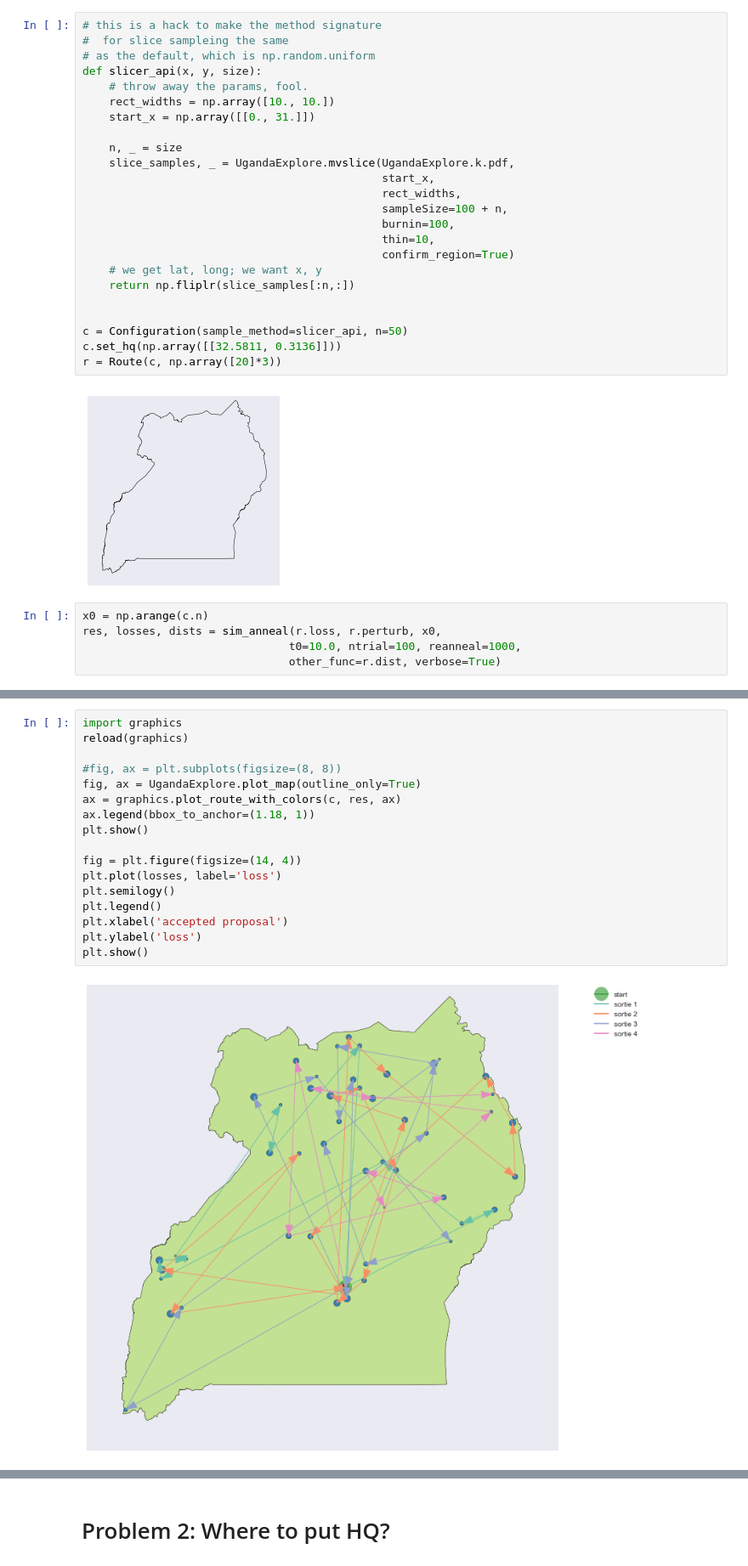
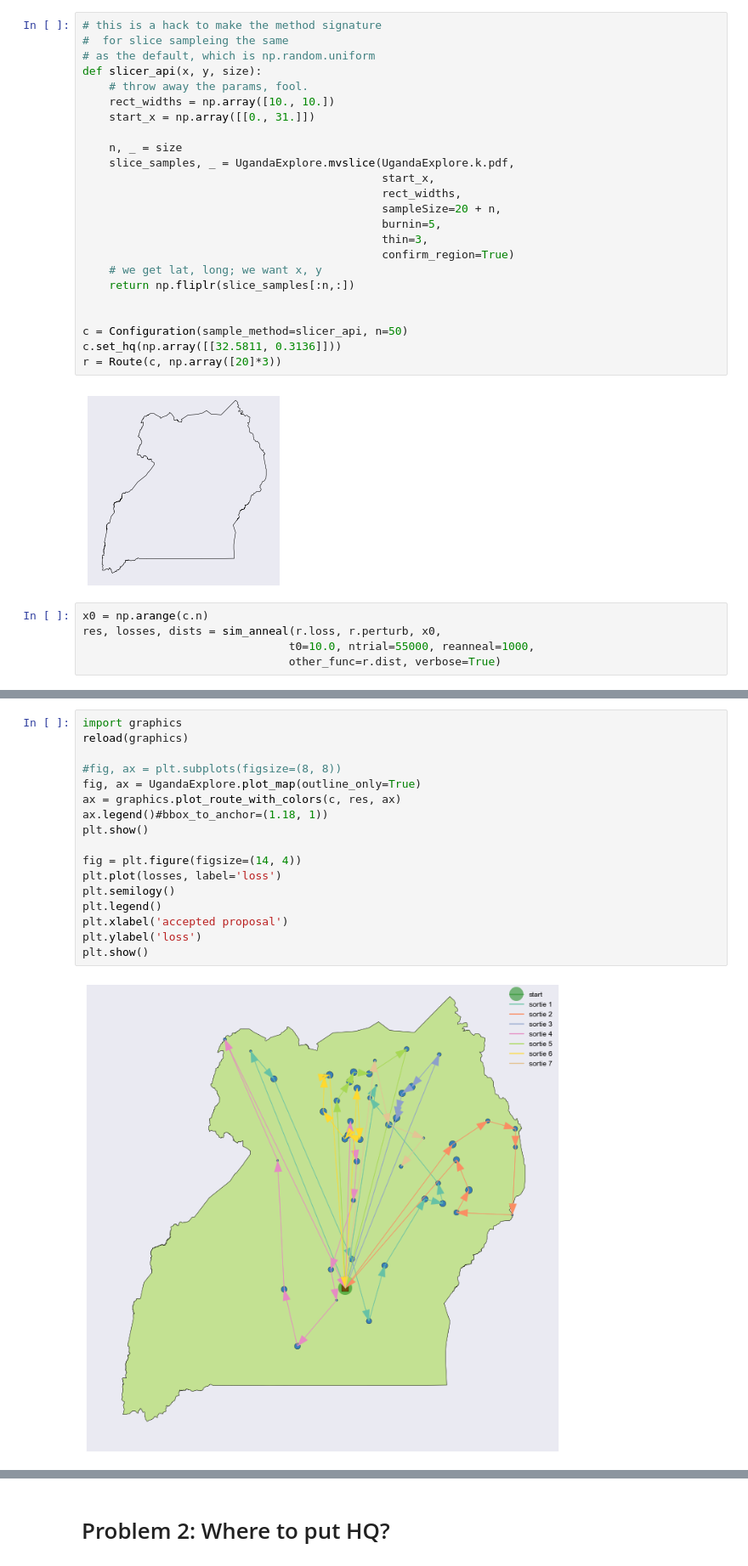
Before and after one commit to pjbull/civil_conflict, a Jupyter notebook: Optimization.ipynb, the cells around one changed output, grey strips where cells are left out. Shown at 85% size. Drawn from its saved outputs; the diff is of its cells as text.

Commit message:
Add two graphics to poster

```diff
--- a/Optimization.ipynb
+++ b/Optimization.ipynb
@@ -60,9 +79,9 @@ def slicer_api(x, y, size):
     slice_samples, _ = UgandaExplore.mvslice(UgandaExplore.k.pdf,
                                              start_x,
                                              rect_widths,
-                                             sampleSize=100 + n,
-                                             burnin=100,
-                                             thin=10,
+                                             sampleSize=20 + n,
+                                             burnin=5,
+                                             thin=3,
                                              confirm_region=True)
     # we get lat, long; we want x, y
     return np.fliplr(slice_samples[:n,:])
@@ -76,6 +95,6 @@ r = Route(c, np.array([20]*3))
 # %%
 x0 = np.arange(c.n)
 res, losses, dists = sim_anneal(r.loss, r.perturb, x0,
-                               t0=10.0, ntrial=100, reanneal=1000,
+                               t0=10.0, ntrial=55000, reanneal=1000,
                                other_func=r.dist, verbose=True)
 # %% [output]
@@ -83,19 +118,19 @@ reannealing; i[0] exp(dE/t)[0.00295667413749] eprev[199515.626987], enew[199573.
 # %%
 import graphics
 reload(graphics)
 
 #fig, ax = plt.subplots(figsize=(8, 8))
 fig, ax = UgandaExplore.plot_map(outline_only=True)
 ax = graphics.plot_route_with_colors(c, res, ax)
-ax.legend(bbox_to_anchor=(1.18, 1))
+ax.legend()#bbox_to_anchor=(1.18, 1))
 plt.show()
 
 fig = plt.figure(figsize=(14, 4))
 plt.plot(losses, label='loss')
 plt.semilogy()
 plt.legend()
 plt.xlabel('accepted proposal')
 plt.ylabel('loss')
 plt.show()
 # %% [output]
-[figure, old version]
+[figure, new version]
```
Also changed, not shown: parts of 11 cells of this notebook, 6 other files.
